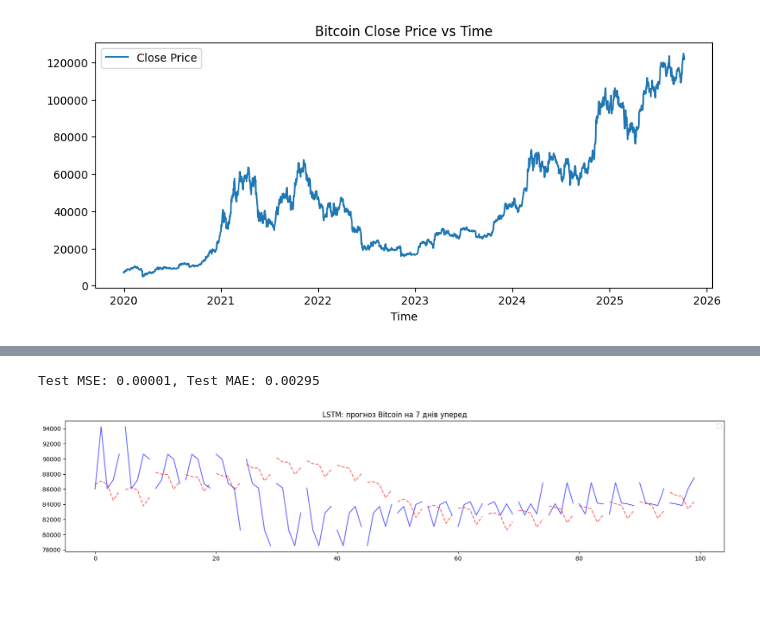
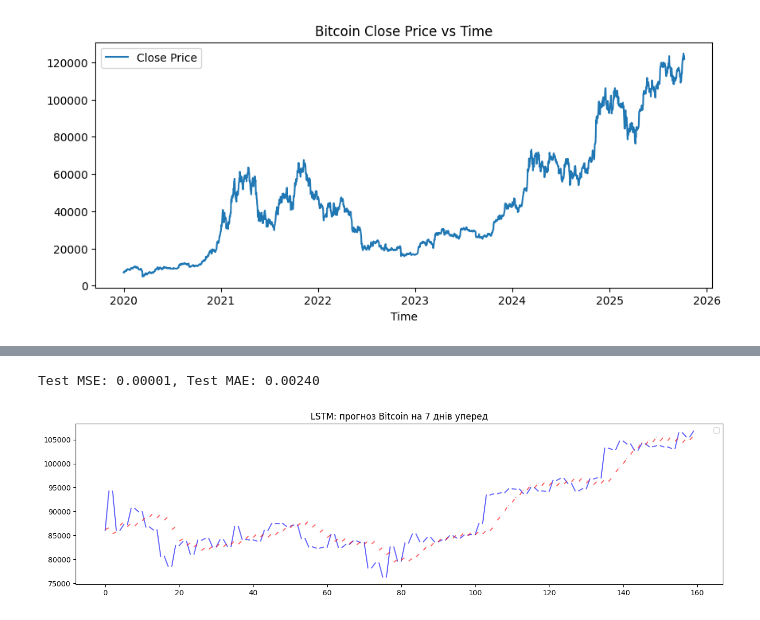
Before and after one commit to DenysZakharovGH/ML-Stock-Price-Prediction-, a Jupyter notebook: main_multi_days.ipynb, the cells around one changed output, grey strips where cells are left out. Cells and saved outputs as stored; diff of their text form; code cells hidden in the pictures.

```diff
--- a/main_multi_days.ipynb
+++ b/main_multi_days.ipynb
@@ -86,7 +86,7 @@ def make_dataset(series, seq_len=50, pred_len=7, step=1):
 # %%
 
 seq_len = 50
-pred_len = 5
+pred_len = 2
 
 np_data = np.asarray(data["Close"])
 np_data = np_data / normalizer
@@ -191,18 +174,18 @@ Test MSE: 0.00001, Test MAE: 0.00295
 # %%
 # 6) Оцінка та прогноз
 test_loss, test_mae = model.evaluate(X_t, y_t, verbose=0)
 print(f"Test MSE: {test_loss:.5f}, Test MAE: {test_mae:.5f}")
 
 
-plt.figure(figsize=(20,4))
+plt.figure(figsize=(16,4))
 
-num_blocks_to_plot = 20  # скільки прогнозів малювати
+num_blocks_to_plot = 80  # скільки прогнозів малювати
 for i in range(num_blocks_to_plot):
     plt.plot(range(i * pred_len, i * pred_len + pred_len), y_t[i] * normalizer , color='blue', alpha=0.6)
     plt.plot(range(i * pred_len, i * pred_len + pred_len), y_pred[i] * normalizer , color='red', linestyle='--', alpha=0.6)
 plt.title('LSTM: прогноз Bitcoin на 7 днів уперед')
 plt.legend()
 plt.show()
 # %% [output]
-Test MSE: 0.00001, Test MAE: 0.00295
+Test MSE: 0.00001, Test MAE: 0.00240
-[figure, old version]
+[figure, new version]
```
Also changed, not shown: parts of 9 cells of this notebook.
